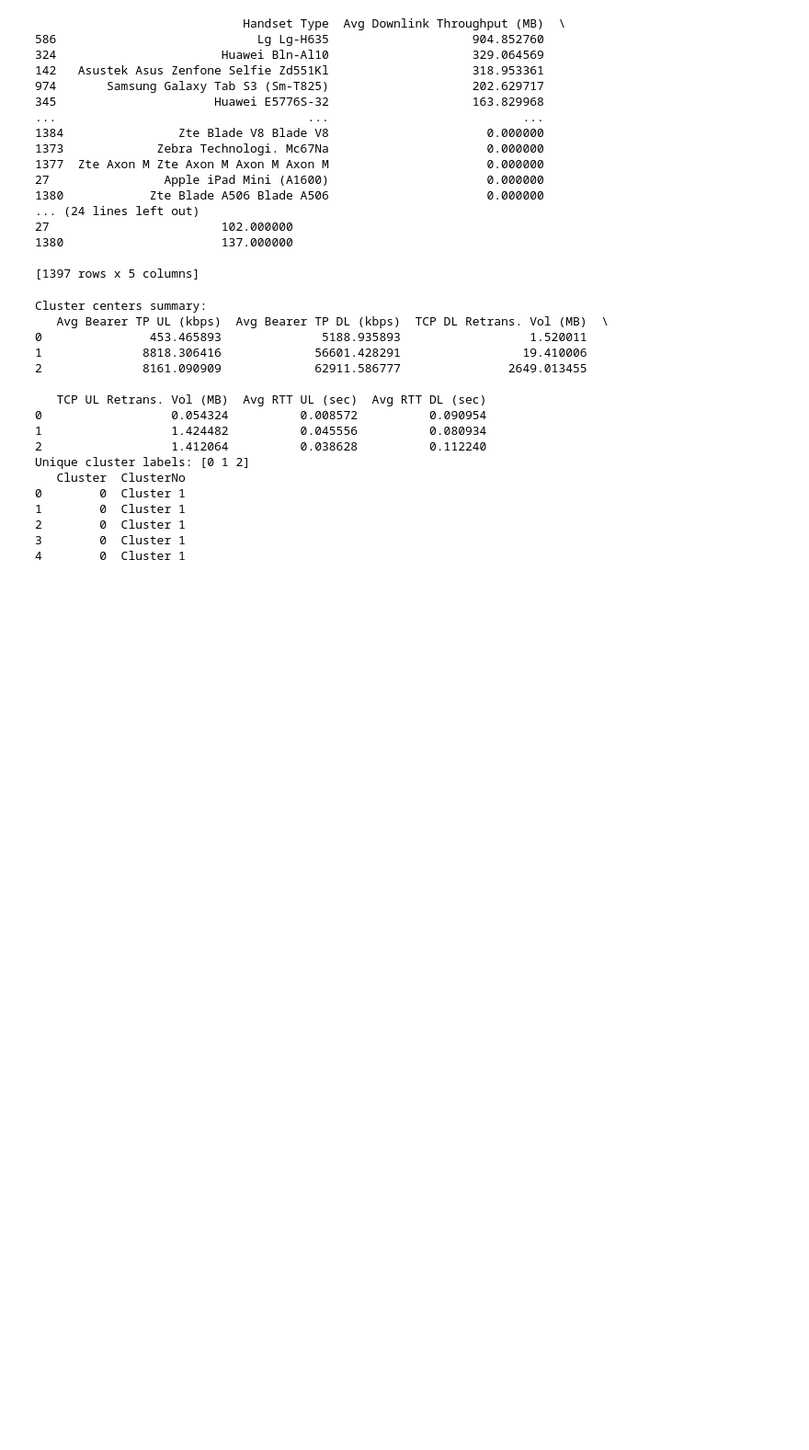
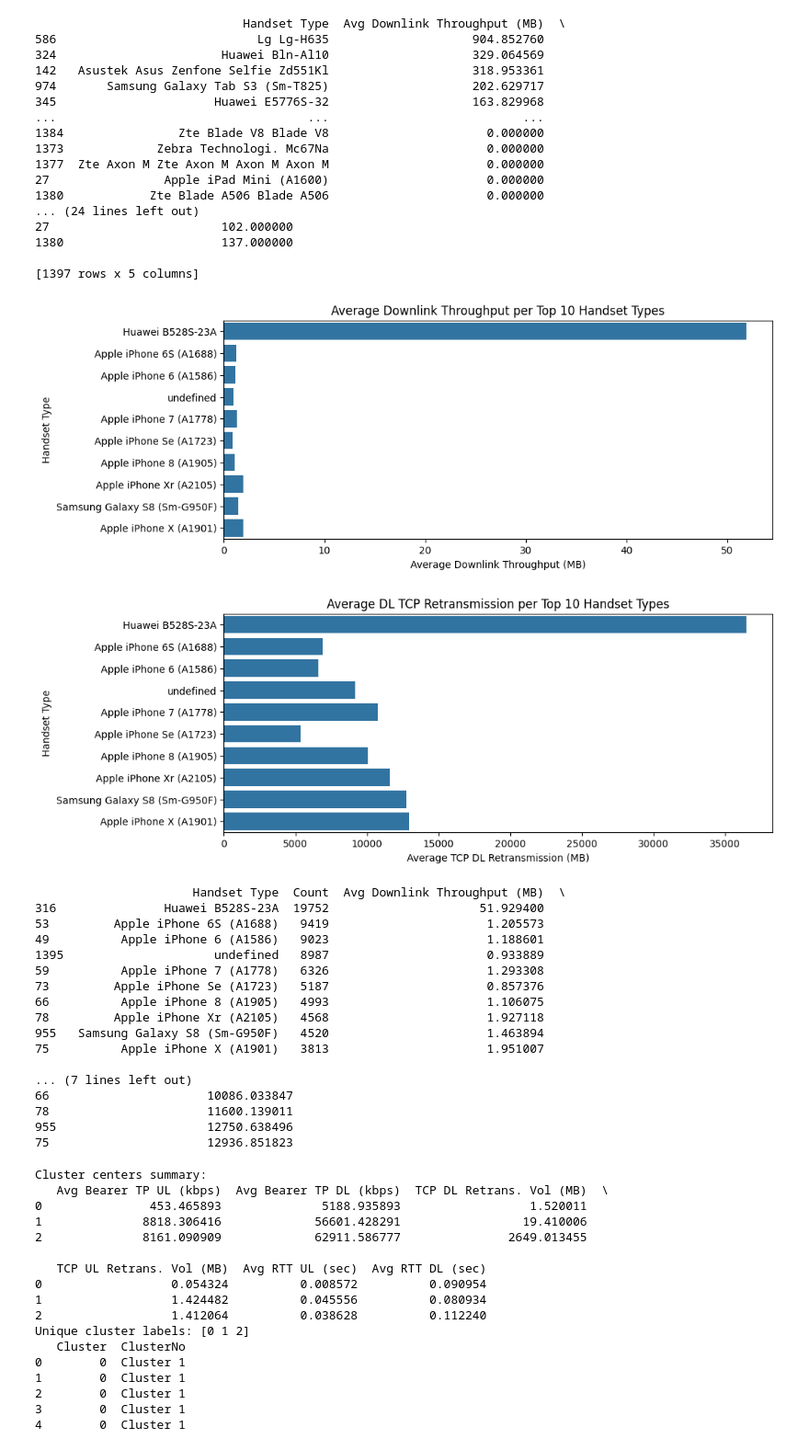
Before and after one commit to Bekyy/telecommunication-data-analysis, a Jupyter notebook: notebooks/Experience_and_Satisfaction Analysis.ipynb, the cells around one changed output. Shown at 92% size. Drawn from its saved outputs; the diff is of its cells as text; code cells hidden in the pictures; blank space fills up the shorter version.

```diff
--- a/notebooks/Experience_and_Satisfaction Analysis.ipynb
+++ b/notebooks/Experience_and_Satisfaction Analysis.ipynb
@@ -315,6 +295,67 @@ print(handset_grouped_sorted)
 1380                      137.000000
 
 [1397 rows x 5 columns]
+# %%
+# Group by handset type and compute the count, average throughput, and TCP retransmission
+handset_grouped = transformed_telecom_data.groupby('Handset Type').agg({
+    'TCP DL Retrans. Vol (MB)': 'mean',
+    'TCP UL Retrans. Vol (MB)': 'mean',
+    'Avg Bearer TP DL (kbps)': 'mean',
+    'Avg Bearer TP UL (kbps)': 'mean',
+    'Handset Type': 'count'  # Counting the occurrences of each handset type
+}).rename(columns={'Handset Type': 'Count'}).reset_index()
+
+# Rename columns for clarity
+handset_grouped.columns = [
+    'Handset Type',
+    'Avg Downlink Throughput (MB)',
+    'Avg Uplink Throughput (MB)',
+    'Avg DL TCP Retransmission (MB)',
+    'Avg UL TCP Retransmission (MB)',
+    'Count'  # Adding count for each handset type
+]
+
+# Sort values by count for top 10 handsets
+handset_grouped_sorted = handset_grouped.sort_values(by='Count', ascending=False).head(10)
+
+# Plot Average Throughput per Handset Type for Top 10 Handsets
+plt.figure(figsize=(10, 4))
+sns.barplot(data=handset_grouped_sorted, x='Avg Downlink Throughput (MB)', y='Handset Type')
+plt.title('Average Downlink Throughput per Top 10 Handset Types')
+plt.xlabel('Average Downlink Throughput (MB)')
+plt.ylabel('Handset Type')
+plt.show()
+
+# Plot Average TCP Retransmission per Handset Type for Top 10 Handsets
+plt.figure(figsize=(10, 4))
+sns.barplot(data=handset_grouped_sorted, x='Avg DL TCP Retransmission (MB)', y='Handset Type')
+plt.title('Average DL TCP Retransmission per Top 10 Handset Types')
+plt.xlabel('Average TCP DL Retransmission (MB)')
+plt.ylabel('Handset Type')
+plt.show()
+
+# Print the summary of the top 10 handsets based on count
+print(handset_grouped_sorted[['Handset Type', 'Count', 'Avg Downlink Throughput (MB)', 'Avg DL TCP Retransmission (MB)']])
+# %% [output]
+[figure, added]
+[figure, added]
+                      Handset Type  Count  Avg Downlink Throughput (MB)  \
+316               Huawei B528S-23A  19752                     51.929400
+53         Apple iPhone 6S (A1688)   9419                      1.205573
+49          Apple iPhone 6 (A1586)   9023                      1.188601
+1395                     undefined   8987                      0.933889
+59          Apple iPhone 7 (A1778)   6326                      1.293308
+73         Apple iPhone Se (A1723)   5187                      0.857376
+66          Apple iPhone 8 (A1905)   4993                      1.106075
+78         Apple iPhone Xr (A2105)   4568                      1.927118
+955   Samsung Galaxy S8 (Sm-G950F)   4520                      1.463894
+75          Apple iPhone X (A1901)   3813                      1.951007
+
+... (7 lines left out)
+66                      10086.033847
+78                      11600.139011
+955                     12750.638496
+75                      12936.851823
 # %%
 from sklearn.preprocessing import StandardScaler
 from sklearn.cluster import KMeans
```
Also changed, not shown: parts of 7 cells of this notebook, 6 other files.
